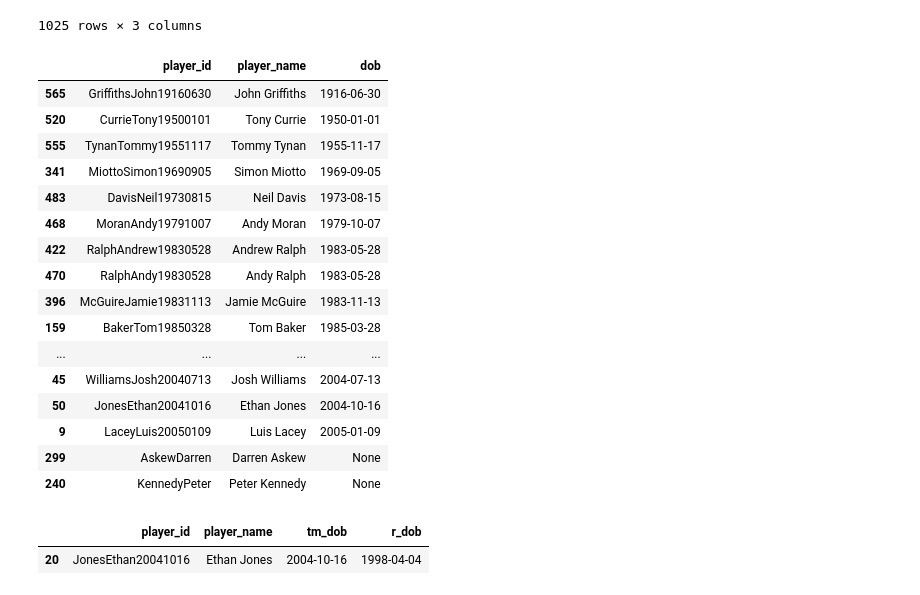
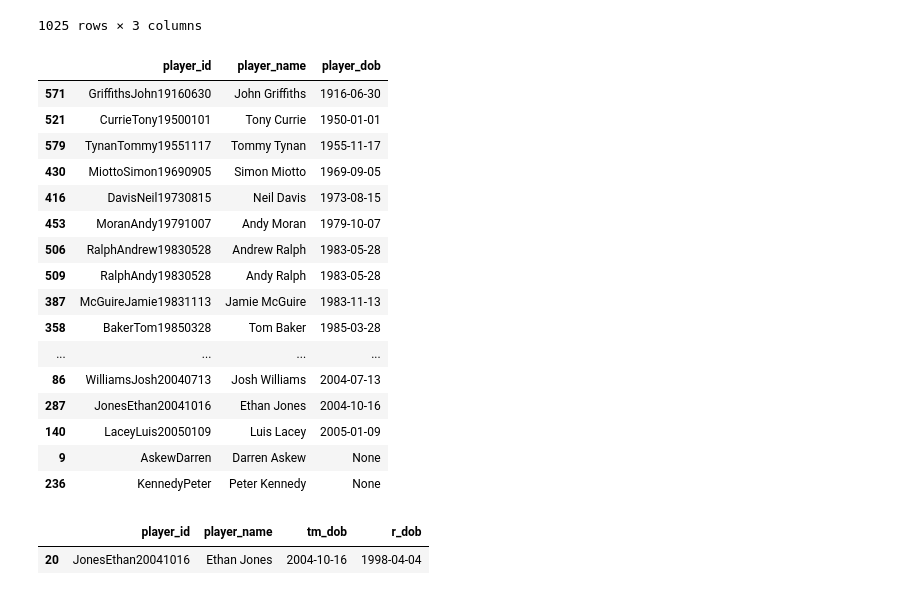
Before and after one commit to petebrown/wrangle-player-positions, a Jupyter notebook: 1-player-positions-transfermarkt.ipynb, the cells around one changed output. Cells and saved outputs as stored; diff of their text form; code cells hidden in the pictures.

```diff
--- a/1-player-positions-transfermarkt.ipynb
+++ b/1-player-positions-transfermarkt.ipynb
@@ -249,7 +249,7 @@ def split_name(name):
 
 pos_df[['forename', 'surname']] = pos_df['player_name'].apply(split_name)
 
-pos_df = pos_df.sort_values(['surname', 'forename', 'dob'])
+pos_df = pos_df.sort_values(['surname', 'forename', 'player_dob'])
 # %% [markdown]
 # Fix errors in Transfermarkt player positions
 # %%
@@ -293,7 +293,7 @@ for player, positions in pos_fixes.items():
     for i, pos in enumerate(positions):
         pos_df.loc[pos_df.player_name==player, f'tm_pos_{i+1}'] = pos
 
-pos_df = pos_df[['surname', 'forename',  'player_name', 'dob', 'tm_pos_1', 'tm_pos_2', 'tm_pos_3']]
+pos_df = pos_df[['surname', 'forename',  'player_name', 'player_dob', 'tm_pos_1', 'tm_pos_2', 'tm_pos_3']]
 
 pos_df.head(5)
 # %% [output]
@@ -339,7 +339,7 @@ def create_player_id(row):
     forename = replace_special_chars(forename)
     surname = row['surname']
     surname = replace_special_chars(surname)
-    dob = row['dob']
+    dob = row['player_dob']
     player_id = f'{surname}{forename}{dob}'.replace('.0', '').replace('-', '').replace("'", '').replace(' ', '').replace('None', '')
     return player_id
 
@@ -362,6 +362,6 @@ pos_df
 587 rows × 8 columns
 # %%
-pos_df = pos_df[['player_id', 'player_name', 'forename', 'surname', 'tm_pos_1', 'tm_pos_2', 'tm_pos_3']].sort_values(['player_id'])
+pos_df = pos_df[['player_id', 'surname', 'forename', 'player_name', 'player_dob', 'tm_pos_1', 'tm_pos_2', 'tm_pos_3']].sort_values(['player_id'])
 
 pos_df.to_csv('./output/transfermarkt.csv', index=False)
 # %%
@@ -385,26 +385,26 @@ r_ids
 # %%
 # Find players in Tranfermarkt data but not R dataset
 # This mostly likely means players that did not make a first team appearance
-errors = pos_df[~pos_df.player_id.isin(r_ids.player_id)][['player_id', 'player_name', 'dob']]
+errors = pos_df[~pos_df.player_id.isin(r_ids.player_id)][['player_id', 'player_name', 'player_dob']]
 
-errors.sort_values(['dob'])
+errors.sort_values(['player_dob'])
 # %% [output]
-|  | player_id | player_name | dob |
-| 565 | GriffithsJohn19160630 | John Griffiths | 1916-06-30 |
-| 520 | CurrieTony19500101 | Tony Currie | 1950-01-01 |
-| 555 | TynanTommy19551117 | Tommy Tynan | 1955-11-17 |
-| 341 | MiottoSimon19690905 | Simon Miotto | 1969-09-05 |
-| 483 | DavisNeil19730815 | Neil Davis | 1973-08-15 |
-| 468 | MoranAndy19791007 | Andy Moran | 1979-10-07 |
-| 422 | RalphAndrew19830528 | Andrew Ralph | 1983-05-28 |
-| 470 | RalphAndy19830528 | Andy Ralph | 1983-05-28 |
-| 396 | McGuireJamie19831113 | Jamie McGuire | 1983-11-13 |
-| 159 | BakerTom19850328 | Tom Baker | 1985-03-28 |
+|  | player_id | player_name | player_dob |
+| 571 | GriffithsJohn19160630 | John Griffiths | 1916-06-30 |
+| 521 | CurrieTony19500101 | Tony Currie | 1950-01-01 |
+| 579 | TynanTommy19551117 | Tommy Tynan | 1955-11-17 |
+| 430 | MiottoSimon19690905 | Simon Miotto | 1969-09-05 |
+| 416 | DavisNeil19730815 | Neil Davis | 1973-08-15 |
+| 453 | MoranAndy19791007 | Andy Moran | 1979-10-07 |
+| 506 | RalphAndrew19830528 | Andrew Ralph | 1983-05-28 |
+| 509 | RalphAndy19830528 | Andy Ralph | 1983-05-28 |
+| 387 | McGuireJamie19831113 | Jamie McGuire | 1983-11-13 |
+| 358 | BakerTom19850328 | Tom Baker | 1985-03-28 |
 | ... | ... | ... | ... |
-| 45 | WilliamsJosh20040713 | Josh Williams | 2004-07-13 |
-| 50 | JonesEthan20041016 | Ethan Jones | 2004-10-16 |
-| 9 | LaceyLuis20050109 | Luis Lacey | 2005-01-09 |
-| 299 | AskewDarren | Darren Askew | None |
-| 240 | KennedyPeter | Peter Kennedy | None |
+| 86 | WilliamsJosh20040713 | Josh Williams | 2004-07-13 |
+| 287 | JonesEthan20041016 | Ethan Jones | 2004-10-16 |
+| 140 | LaceyLuis20050109 | Luis Lacey | 2005-01-09 |
+| 9 | AskewDarren | Darren Askew | None |
+| 236 | KennedyPeter | Peter Kennedy | None |
 # %%
 errors.merge(r_ids[['player_name', 'player_dob']], on='player_name', how='left') \
```
Also changed, not shown: parts of 10 cells of this notebook, 6 other files.
